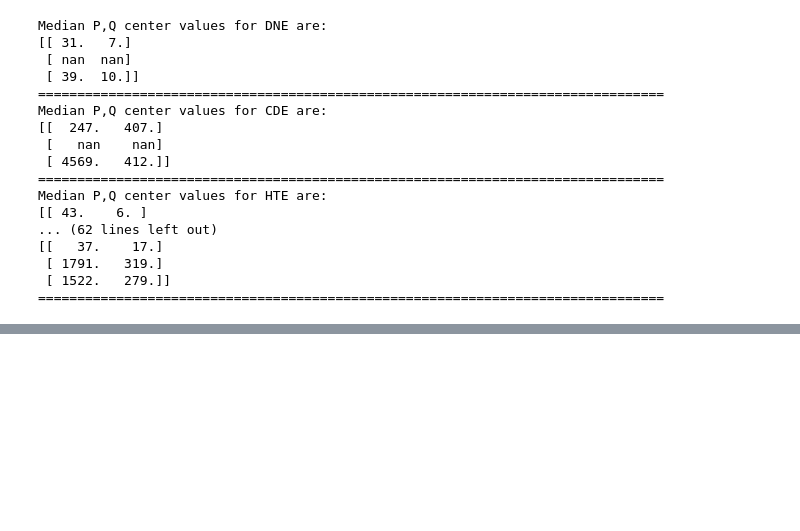
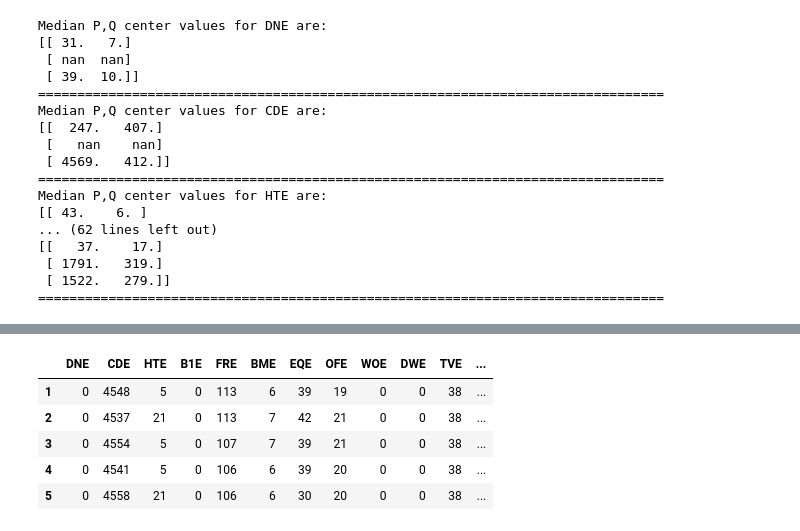
Before and after one commit to WittmannF/nilm-lp, a Jupyter notebook: full_model/case_B/_allData/process_data.ipynb, the cells around one changed output, grey strips where cells are left out. Drawn from its saved outputs; the diff is of its cells as text; code cells hidden in the pictures; blank space fills up the shorter version.

```diff
--- a/full_model/case_B/_allData/process_data.ipynb
+++ b/full_model/case_B/_allData/process_data.ipynb
@@ -225,2 +231,19 @@ plt.scatter(true_P, true_Q, alpha=0.5)
+# %%
+all_appl = np.transpose([v.P.values for (k,v) in d.items() if k in col_labels])
+# %%
+labels = [k for (k,v) in d.items() if k in col_labels]
+# %%
+df = pd.DataFrame(all_appl[init:end], index=range(1,end+1) , columns = labels)
+# %%
+df['all_P'] = true_P[init:end]
+# %%
+df.head()
+# %% [output]
+|  | DNE | CDE | HTE | B1E | FRE | BME | EQE | OFE | WOE | DWE | TVE | ... |
+| 1 | 0 | 4548 | 5 | 0 | 113 | 6 | 39 | 19 | 0 | 0 | 38 | ... |
+| 2 | 0 | 4537 | 21 | 0 | 113 | 7 | 42 | 21 | 0 | 0 | 38 | ... |
+| 3 | 0 | 4554 | 5 | 0 | 107 | 7 | 39 | 21 | 0 | 0 | 38 | ... |
+| 4 | 0 | 4541 | 5 | 0 | 106 | 6 | 39 | 20 | 0 | 0 | 38 | ... |
+| 5 | 0 | 4558 | 21 | 0 | 106 | 6 | 30 | 20 | 0 | 0 | 38 | ... |
 # %%
 # TODO: Export to CSV the data within the interval
```
Also changed, not shown: parts of 16 cells of this notebook.
